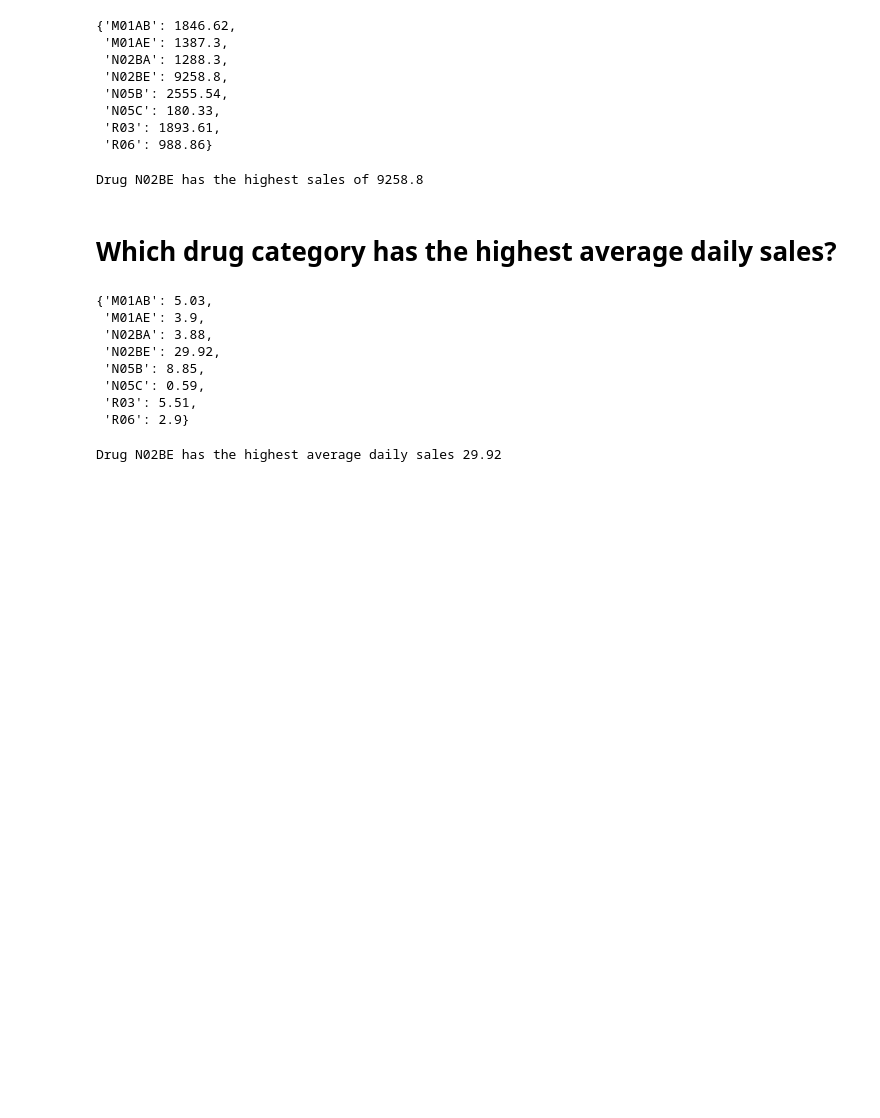
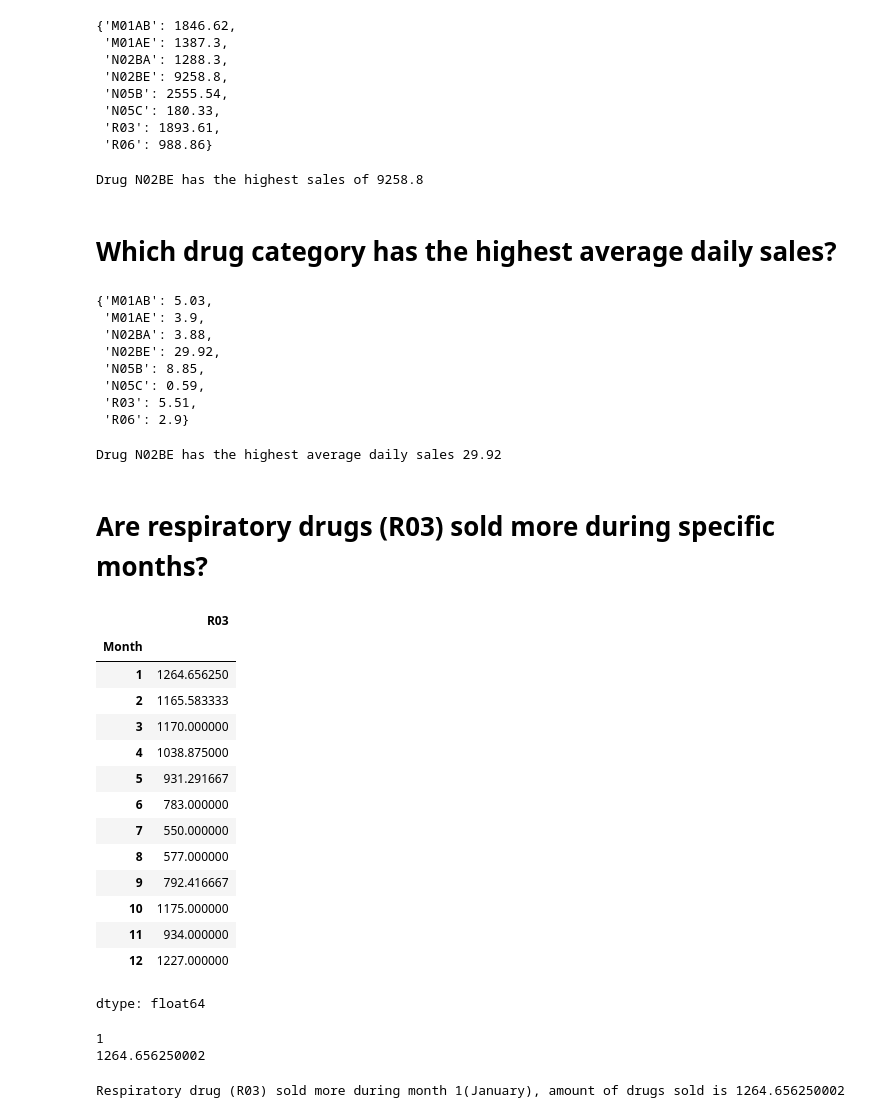
Before and after one commit to akhilesh2009/Analysing-pharmaceutical-sales-data, a Jupyter notebook: Analysing_pharmaceutical_sales_data.ipynb, the cells around one changed output. Drawn from its saved outputs; the diff is of its cells as text; code cells hidden in the pictures; blank space fills up the shorter version.

```diff
--- a/Analysing_pharmaceutical_sales_data.ipynb
+++ b/Analysing_pharmaceutical_sales_data.ipynb
@@ -264,3 +264,37 @@ highest_mean_value = mean_sales[highest_mean]
 print(f"Drug {highest_mean} has the highest average daily sales {highest_mean_value}")
 # %% [output]
 Drug N02BE has the highest average daily sales 29.92
+# %% [markdown]
+# **Are respiratory drugs (R03) sold more during specific months?**
+# %%
+r03_sales = sales.groupby("Month")["R03"].sum()
+r03_sales
+# %% [output]
+|  | R03 |
+| Month |  |
+| 1 | 1264.656250 |
+| 2 | 1165.583333 |
+| 3 | 1170.000000 |
+| 4 | 1038.875000 |
+| 5 | 931.291667 |
+| 6 | 783.000000 |
+| 7 | 550.000000 |
+| 8 | 577.000000 |
+| 9 | 792.416667 |
+| 10 | 1175.000000 |
+| 11 | 934.000000 |
+| 12 | 1227.000000 |
+dtype: float64
+# %%
+highest_month = r03_sales.idxmax()
+highest_sales = r03_sales.max()
+
+print(highest_month)
+print(highest_sales)
+# %% [output]
+1
+1264.656250002
+# %%
+print(f"Respiratory drug (R03) sold more during month {highest_month}(January), amount of drugs sold is {highest_sales}")
+# %% [output]
+Respiratory drug (R03) sold more during month 1(January), amount of drugs sold is 1264.656250002
```
